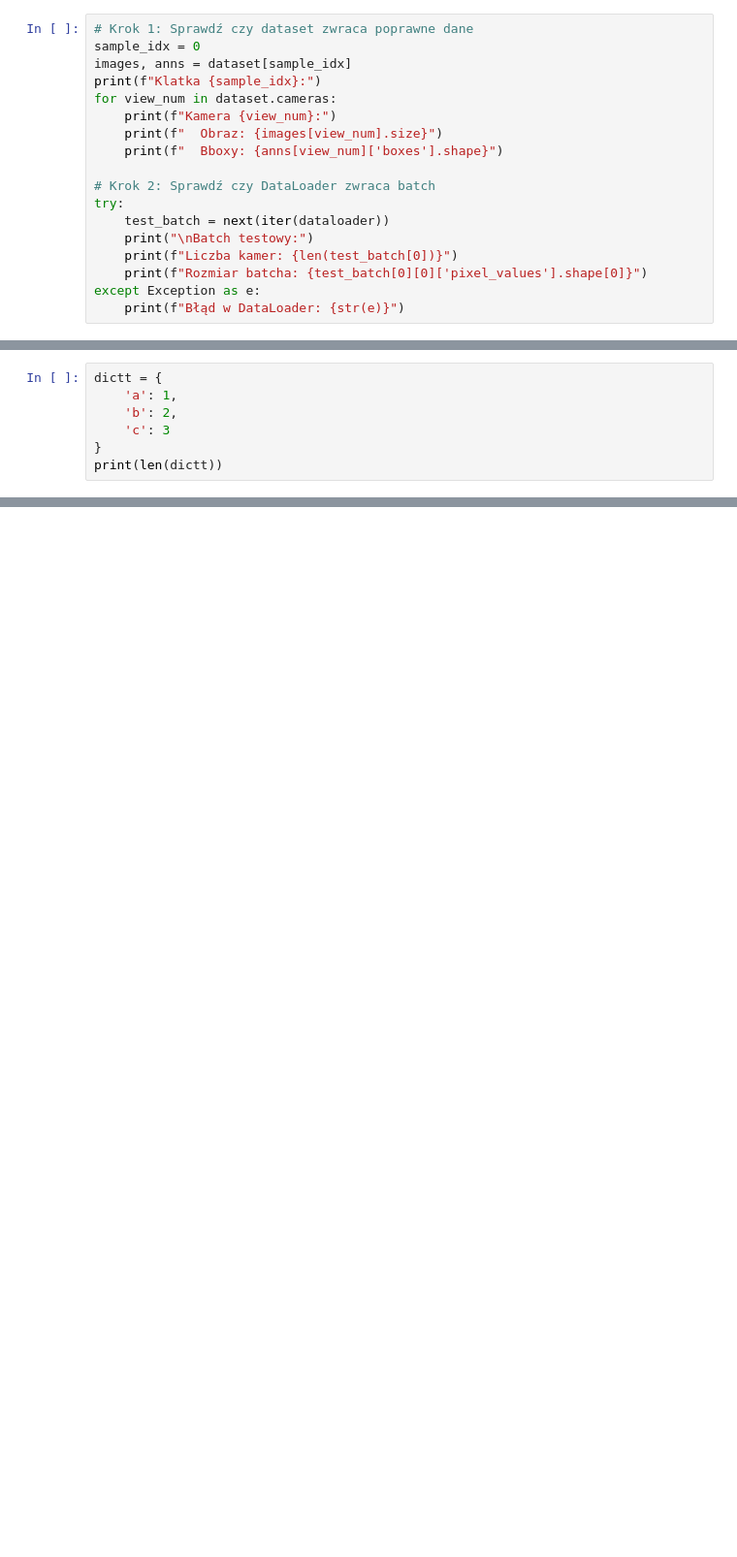
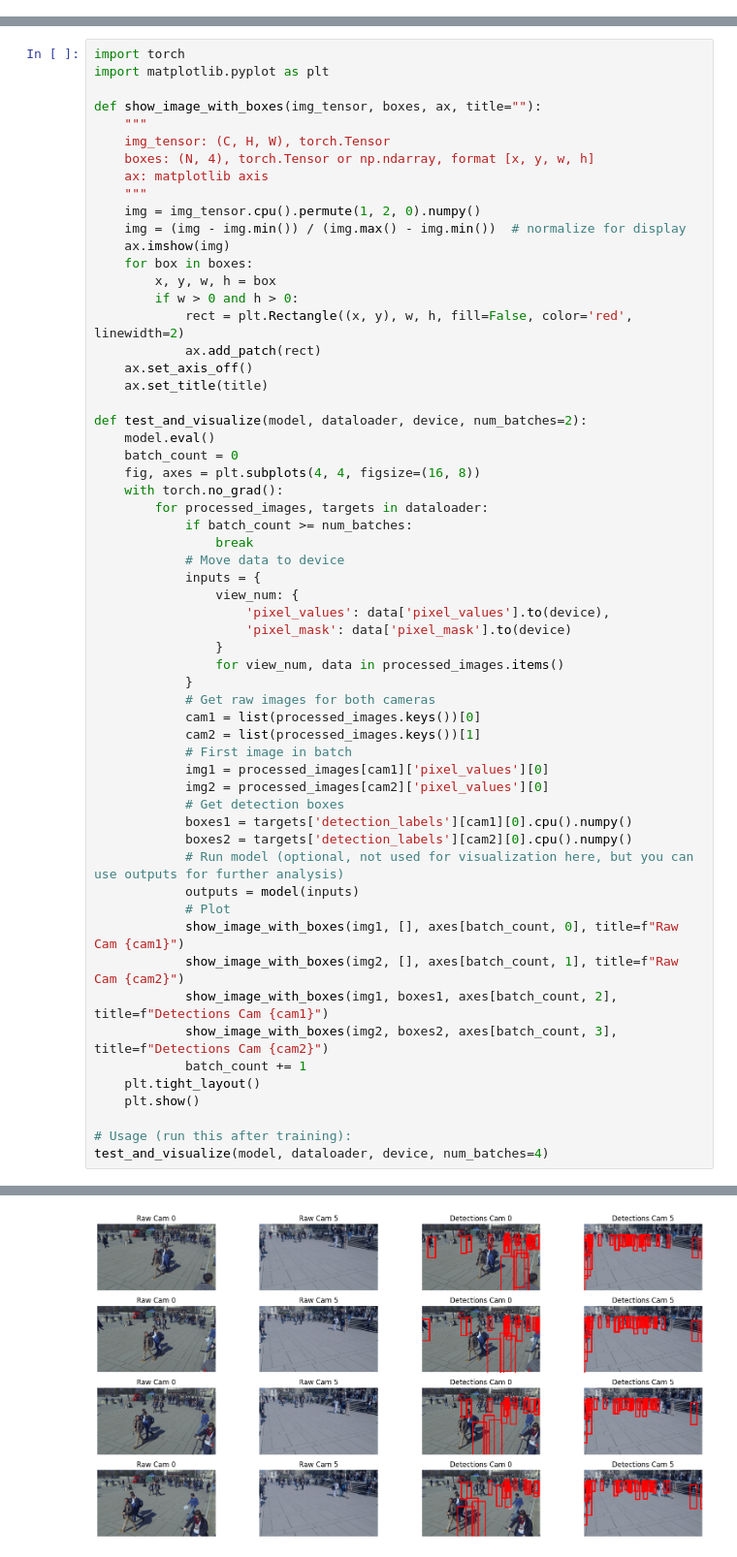
Before and after one commit to woznin/Multi-object-multi-camera-tracking, a Jupyter notebook: test_z_chata.ipynb, the cells around one changed output, grey strips where cells are left out. Shown at 97% size. Cells and saved outputs as stored; diff of their text form; blank space fills up the shorter version.

Commit message:
add visualzation and fixed model (loss function left to fix)

```diff
--- a/test_z_chata.ipynb
+++ b/test_z_chata.ipynb
@@ -358,18 +406,0 @@ Some weights of the model checkpoint at facebook/detr-resnet-50 were not used wh
-# %%
-# Krok 1: Sprawdź czy dataset zwraca poprawne dane
-sample_idx = 0
-images, anns = dataset[sample_idx]
-print(f"Klatka {sample_idx}:")
-for view_num in dataset.cameras:
-    print(f"Kamera {view_num}:")
-    print(f"  Obraz: {images[view_num].size}")
-    print(f"  Bboxy: {anns[view_num]['boxes'].shape}")
-
-# Krok 2: Sprawdź czy DataLoader zwraca batch
-try:
-    test_batch = next(iter(dataloader))
-    print("\nBatch testowy:")
-    print(f"Liczba kamer: {len(test_batch[0])}")
-    print(f"Rozmiar batcha: {test_batch[0][0]['pixel_values'].shape[0]}")
-except Exception as e:
-    print(f"Błąd w DataLoader: {str(e)}")
@@ -423,8 +407,60 @@ visualize_sample(dataset, num_samples=3)
 # %%
-dictt = {
-    'a': 1,
-    'b': 2,
-    'c': 3
-}
-print(len(dictt))
+import torch
+import matplotlib.pyplot as plt
+
+def show_image_with_boxes(img_tensor, boxes, ax, title=""):
+    """
+    img_tensor: (C, H, W), torch.Tensor
+    boxes: (N, 4), torch.Tensor or np.ndarray, format [x, y, w, h]
+    ax: matplotlib axis
+    """
+    img = img_tensor.cpu().permute(1, 2, 0).numpy()
+    img = (img - img.min()) / (img.max() - img.min())  # normalize for display
+    ax.imshow(img)
+    for box in boxes:
+        x, y, w, h = box
+        if w > 0 and h > 0:
+            rect = plt.Rectangle((x, y), w, h, fill=False, color='red', linewidth=2)
+            ax.add_patch(rect)
+    ax.set_axis_off()
+    ax.set_title(title)
+
+def test_and_visualize(model, dataloader, device, num_batches=2):
+    model.eval()
+    batch_count = 0
+    fig, axes = plt.subplots(4, 4, figsize=(16, 8))
+    with torch.no_grad():
+        for processed_images, targets in dataloader:
+            if batch_count >= num_batches:
+                break
+            # Move data to device
+            inputs = {
+                view_num: {
+                    'pixel_values': data['pixel_values'].to(device),
+                    'pixel_mask': data['pixel_mask'].to(device)
+                }
+                for view_num, data in processed_images.items()
+            }
+            # Get raw images for both cameras
+            cam1 = list(processed_images.keys())[0]
+            cam2 = list(processed_images.keys())[1]
+            # First image in batch
+            img1 = processed_images[cam1]['pixel_values'][0]
+            img2 = processed_images[cam2]['pixel_values'][0]
+            # Get detection boxes
+            boxes1 = targets['detection_labels'][cam1][0].cpu().numpy()
+            boxes2 = targets['detection_labels'][cam2][0].cpu().numpy()
+            # Run model (optional, not used for visualization here, but you can use outputs for further analysis)
+            outputs = model(inputs)
+            # Plot
+            show_image_with_boxes(img1, [], axes[batch_count, 0], title=f"Raw Cam {cam1}")
+            show_image_with_boxes(img2, [], axes[batch_count, 1], title=f"Raw Cam {cam2}")
+            show_image_with_boxes(img1, boxes1, axes[batch_count, 2], title=f"Detections Cam {cam1}")
+            show_image_with_boxes(img2, boxes2, axes[batch_count, 3], title=f"Detections Cam {cam2}")
+            batch_count += 1
+    plt.tight_layout()
+    plt.show()
+
+# Usage (run this after training):
+test_and_visualize(model, dataloader, device, num_batches=4)
 # %% [output]
@@ -431,0 +467 @@ print(len(dictt))
+[figure, added]
```
Also changed, not shown: parts of 8 cells of this notebook, 1 other file.
